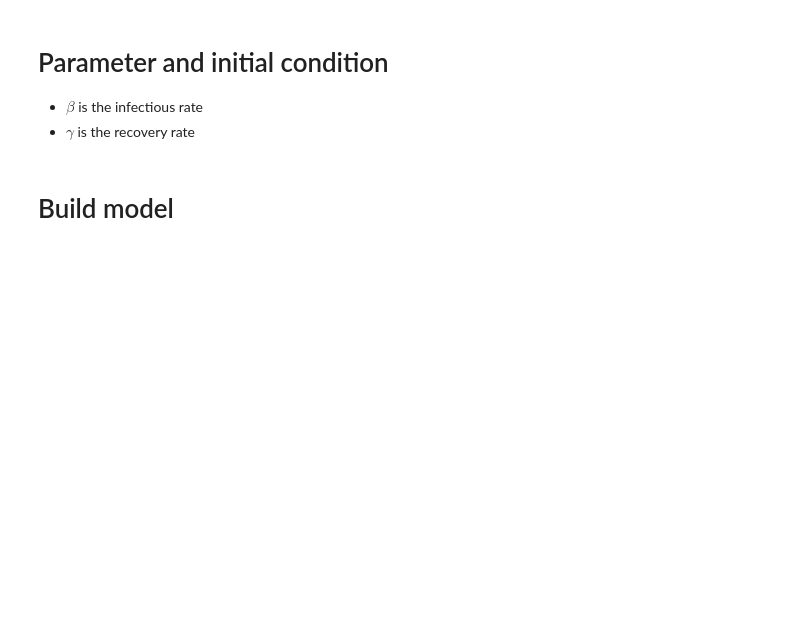
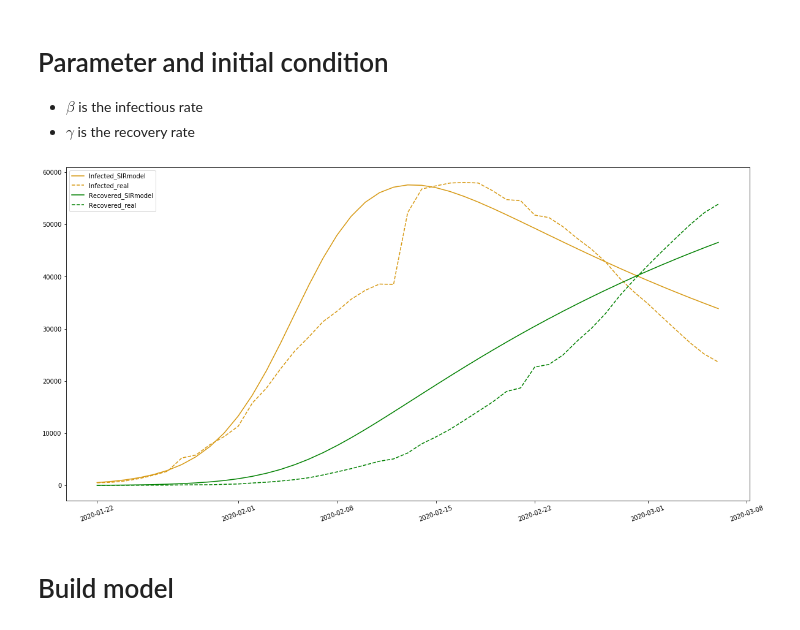
Before and after one commit to lit26/Novel-Corona-Virus-2019, a Jupyter notebook: SIR model for Coronavirus 2019- Case China.ipynb, the cells around one changed output. Saved outputs shown, nothing was run; the diff lists cells and outputs as text; code cells hidden in the pictures; blank space fills up the shorter version.

```diff
--- a/SIR model for Coronavirus 2019- Case China.ipynb
+++ b/SIR model for Coronavirus 2019- Case China.ipynb
@@ -82,17 +94,32 @@ plt.show()
 # %%
 # Total population of China
 # Tunning get 0.07% are susceptible individuals. Fractions will affect the max number of population infected.
 N = 1437570976
-N = N*0.000055 # tunning get 0.07% are susceptible individuals.
+N = N*0.000056 # tunning get 0.07% are susceptible individuals.
 
 # Initial number of infected and recovered individuals, I0 and R0.
 I0, R0 = 547, 28
 S0 = N - I0 - R0
 
 # Hyper parameter beta and gamma
 # Beta will move the trend left or right
 # Gamma will shrink or expand the trend
-beta, gamma = 0.34, 0.025
+beta, gamma = 0.37, 0.03
+y0 = S0, I0, R0
+days=np.linspace(0,len(df_trend)-1,len(df_trend))
+ret = scipy.integrate.odeint(SIR_model, y0, days, args=(N, beta, gamma))
+S, I, R = ret.T
+# Plot for infected and Recovered
+plt.figure(figsize=[20,10])
+plt.plot(t, I, color='#D79913', label='Infected_SIRmodel')
+plt.plot(t, 'Infected', data=df_trend, linestyle='dashed',color='#D79913',label='Infected_real')
+plt.plot(t, R, color='g', label='Recovered_SIRmodel')
+plt.plot(t, 'Recovered', data=df_trend, linestyle='dashed',color='g',label='Recovered_real')
+plt.xticks(rotation=20)
+plt.legend()
+plt.show()
+# %% [output]
+[figure, added]
 # %% [markdown]
 # Build model
 # %%
```
Also changed, not shown: parts of 5 cells of this notebook.
